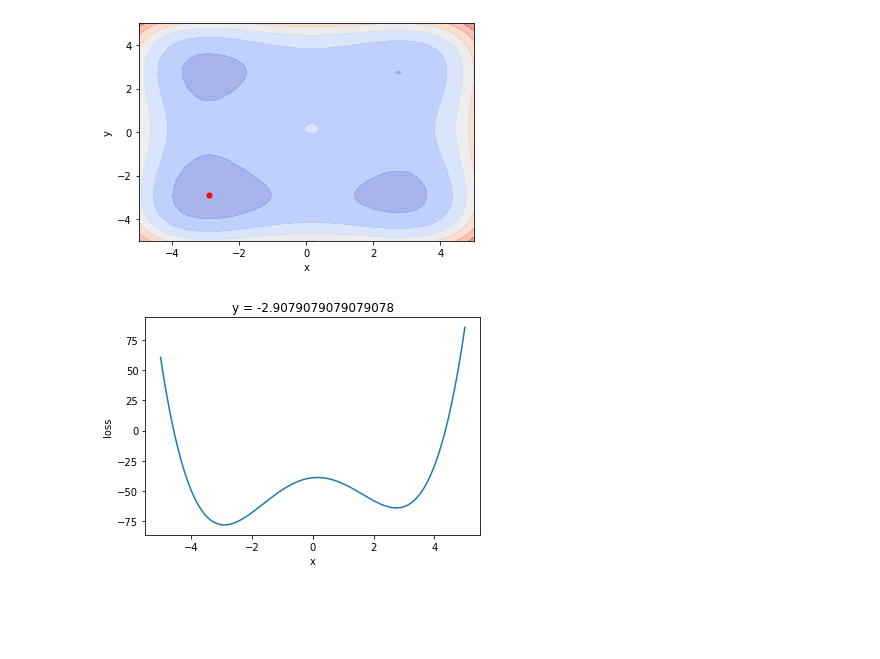
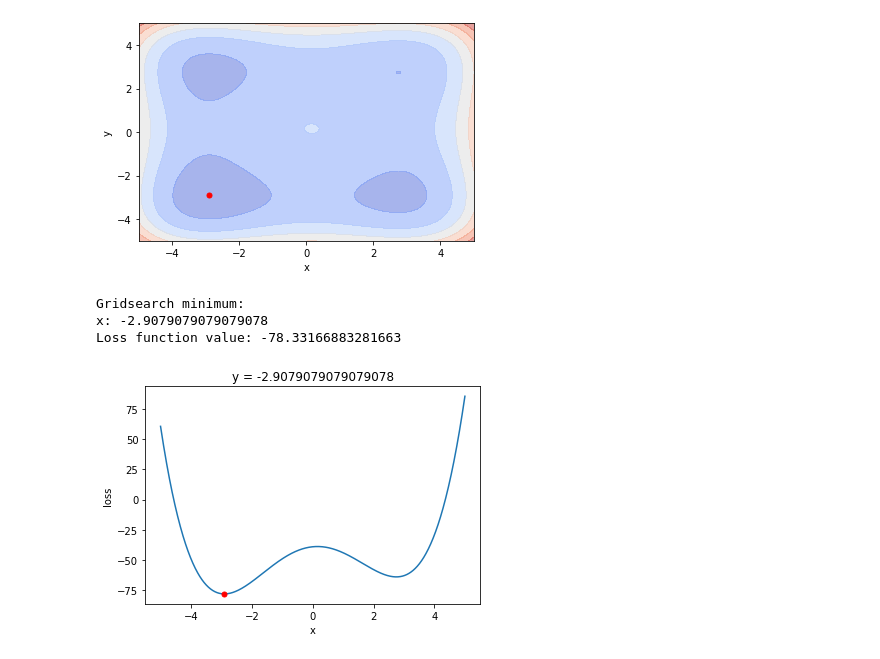
Before and after one commit to pablosuau/training, a Jupyter notebook: machine_learning/03_ml_theory/01_gradient_descent/01_loss_functions.ipynb, the cells around one changed output. Saved outputs shown, nothing was run; the diff lists cells and outputs as text; code cells hidden in the pictures; blank space fills up the shorter version.

```diff
--- a/machine_learning/03_ml_theory/01_gradient_descent/01_loss_functions.ipynb
+++ b/machine_learning/03_ml_theory/01_gradient_descent/01_loss_functions.ipynb
@@ -250,7 +278,10 @@ x: -2.9079079079079078
 y: -2.9079079079079078
 Loss function value: -78.33166883281663
 [figure]
-# %%
-_ = stl.plot_loss_1D(0, 209)
-# %% [output]
-[figure, removed]
+# %%
+stl.gridsearch_loss_1D(0, 209)
+# %% [output]
+Gridsearch minimum:
+x: -2.9079079079079078
+Loss function value: -78.33166883281663
+[figure, added]
```
Also changed, not shown: parts of 5 cells of this notebook.
